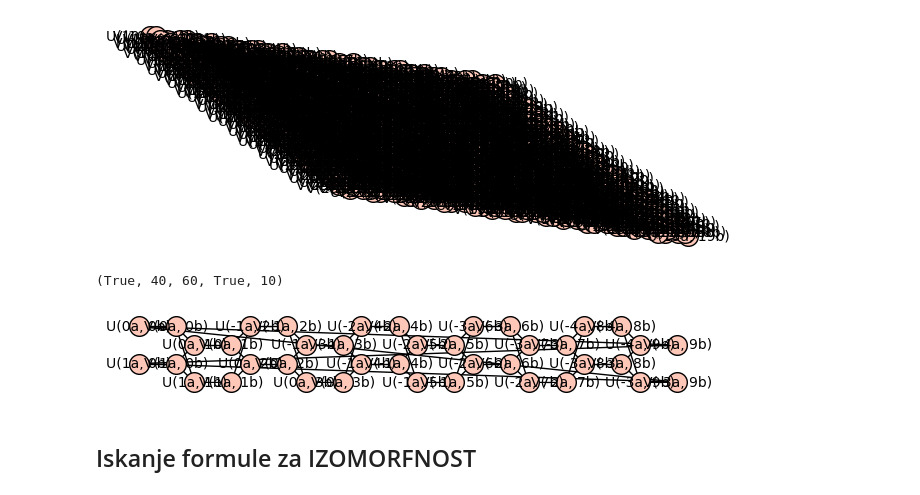
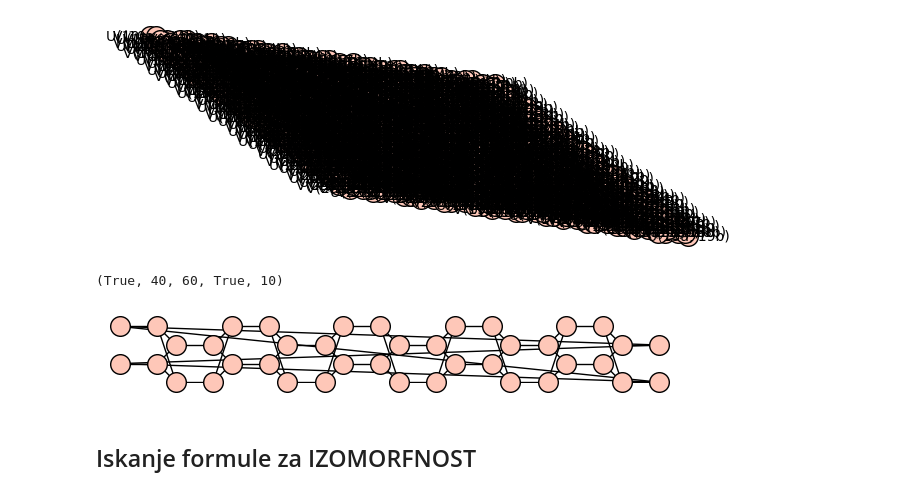
Before and after one commit to TomasRode/Nanotori, a Jupyter notebook: Nanotori.ipynb, the cells around one changed output. Saved outputs shown, nothing was run; the diff lists cells and outputs as text; code cells hidden in the pictures.

```diff
--- a/Nanotori.ipynb
+++ b/Nanotori.ipynb
@@ -271,11 +271,11 @@ G.plot()
 # %%
 G = nanotorus(2,0,-5,10)
 print(G.is_vertex_transitive(), G.order(), G.size(), G.degree().count(3) == len(G.degree()), G.diameter())
 #(tranzitivnost, št. vozlišč, št. povezav, vse točke reda 3, premer)
-G.plot()
+G.plot(vertex_labels=False)
 # %% [output]
 (True, 40, 60, True, 10)
-[figure, old version]
+[figure, new version]
 # %% [markdown]
 ## Iskanje formule za IZOMORFNOST
 # %%
```
Also changed, not shown: parts of 7 cells of this notebook, 3 other files.
